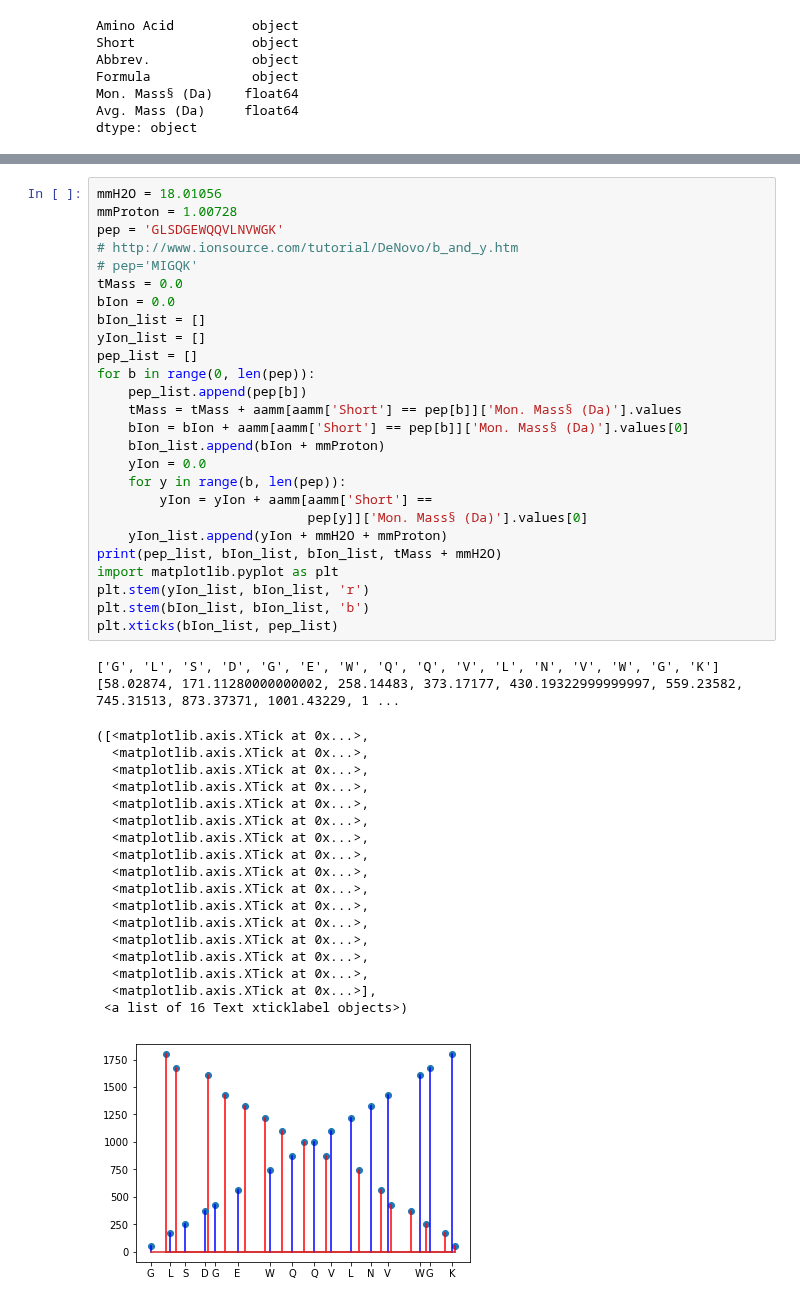
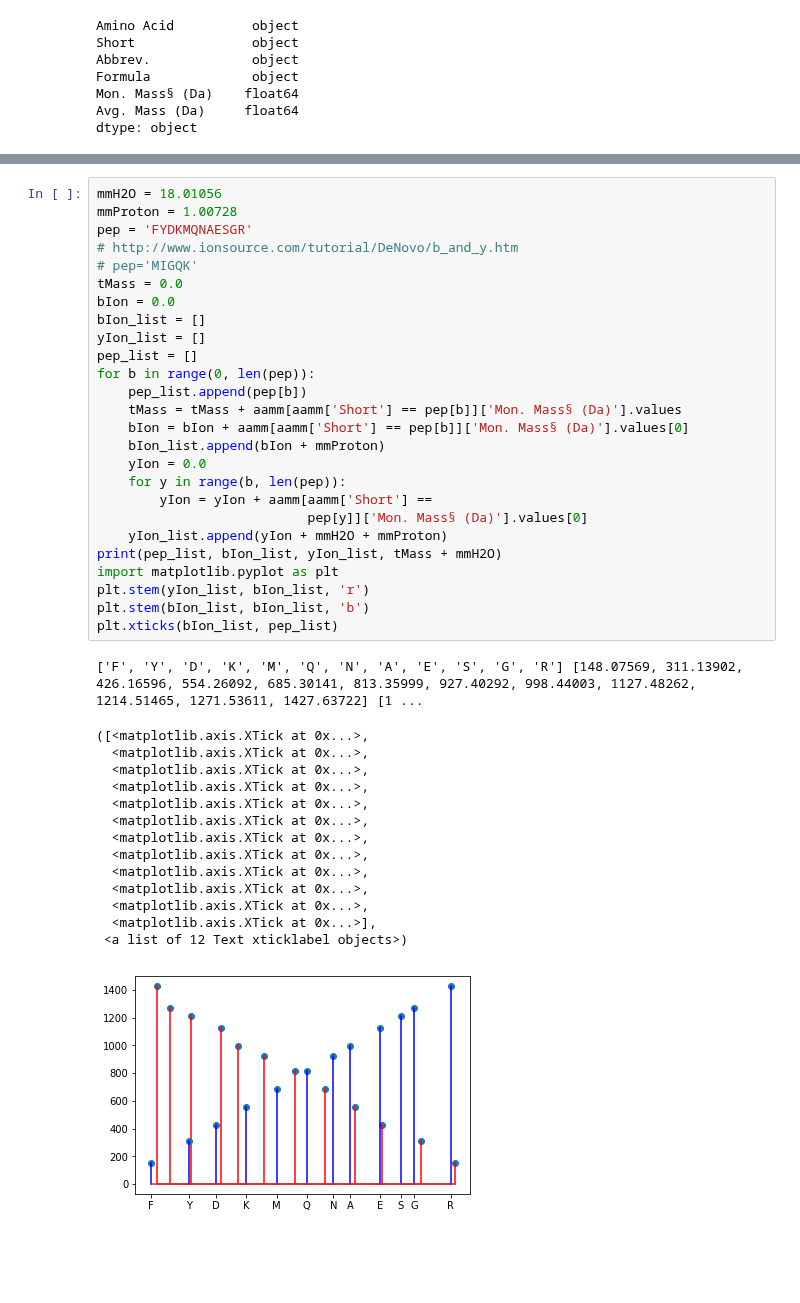
Before and after one commit to animesh/notebooks, a Jupyter notebook: pepFrag.ipynb, the cells around one changed output, grey strips where cells are left out. Drawn from its saved outputs; the diff is of its cells as text; blank space fills up the shorter version.

```diff
--- a/pepFrag.ipynb
+++ b/pepFrag.ipynb
@@ -34,7 +38,7 @@ Name: Mon. Mass§ (Da), dtype: float64
 # %%
 mmH2O = 18.01056
 mmProton = 1.00728
-pep = 'GLSDGEWQQVLNVWGK'
+pep = 'FYDKMQNAESGR'
 # http://www.ionsource.com/tutorial/DeNovo/b_and_y.htm
 # pep='MIGQK'
 tMass = 0.0
@@ -42,38 +46,34 @@ bIon = 0.0
 bIon_list = []
 yIon_list = []
 pep_list = []
 for b in range(0, len(pep)):
     pep_list.append(pep[b])
     tMass = tMass + aamm[aamm['Short'] == pep[b]]['Mon. Mass§ (Da)'].values
     bIon = bIon + aamm[aamm['Short'] == pep[b]]['Mon. Mass§ (Da)'].values[0]
     bIon_list.append(bIon + mmProton)
     yIon = 0.0
     for y in range(b, len(pep)):
         yIon = yIon + aamm[aamm['Short'] ==
                            pep[y]]['Mon. Mass§ (Da)'].values[0]
     yIon_list.append(yIon + mmH2O + mmProton)
-print(pep_list, bIon_list, bIon_list, tMass + mmH2O)
+print(pep_list, bIon_list, yIon_list, tMass + mmH2O)
 import matplotlib.pyplot as plt
 plt.stem(yIon_list, bIon_list, 'r')
 plt.stem(bIon_list, bIon_list, 'b')
 plt.xticks(bIon_list, pep_list)
 # %% [output]
-['G', 'L', 'S', 'D', 'G', 'E', 'W', 'Q', 'Q', 'V', 'L', 'N', 'V', 'W', 'G', 'K'] [58.02874, 171.11280000000002, 258.14483, 373.17177, 430.19322999999997, 559.23582, 745.31513, 873.37371, 1001.43229, 1 ...
+['F', 'Y', 'D', 'K', 'M', 'Q', 'N', 'A', 'E', 'S', 'G', 'R'] [148.07569, 311.13902, 426.16596, 554.26092, 685.30141, 813.35999, 927.40292, 998.44003, 1127.48262, 1214.51465, 1271.53611, 1427.63722] [1 ...
 ([<matplotlib.axis.XTick at 0x...>,
   <matplotlib.axis.XTick at 0x...>,
   <matplotlib.axis.XTick at 0x...>,
   <matplotlib.axis.XTick at 0x...>,
   <matplotlib.axis.XTick at 0x...>,
   <matplotlib.axis.XTick at 0x...>,
   <matplotlib.axis.XTick at 0x...>,
   <matplotlib.axis.XTick at 0x...>,
   <matplotlib.axis.XTick at 0x...>,
   <matplotlib.axis.XTick at 0x...>,
   <matplotlib.axis.XTick at 0x...>,
-  <matplotlib.axis.XTick at 0x...>,
-  <matplotlib.axis.XTick at 0x...>,
-  <matplotlib.axis.XTick at 0x...>,
-  <matplotlib.axis.XTick at 0x...>,
   <matplotlib.axis.XTick at 0x...>],
- <a list of 16 Text xticklabel objects>)
+ <a list of 12 Text xticklabel objects>)
-[figure, old version]
+[figure, new version]
```
Also changed, not shown: parts of 4 cells of this notebook, 4 other files.
